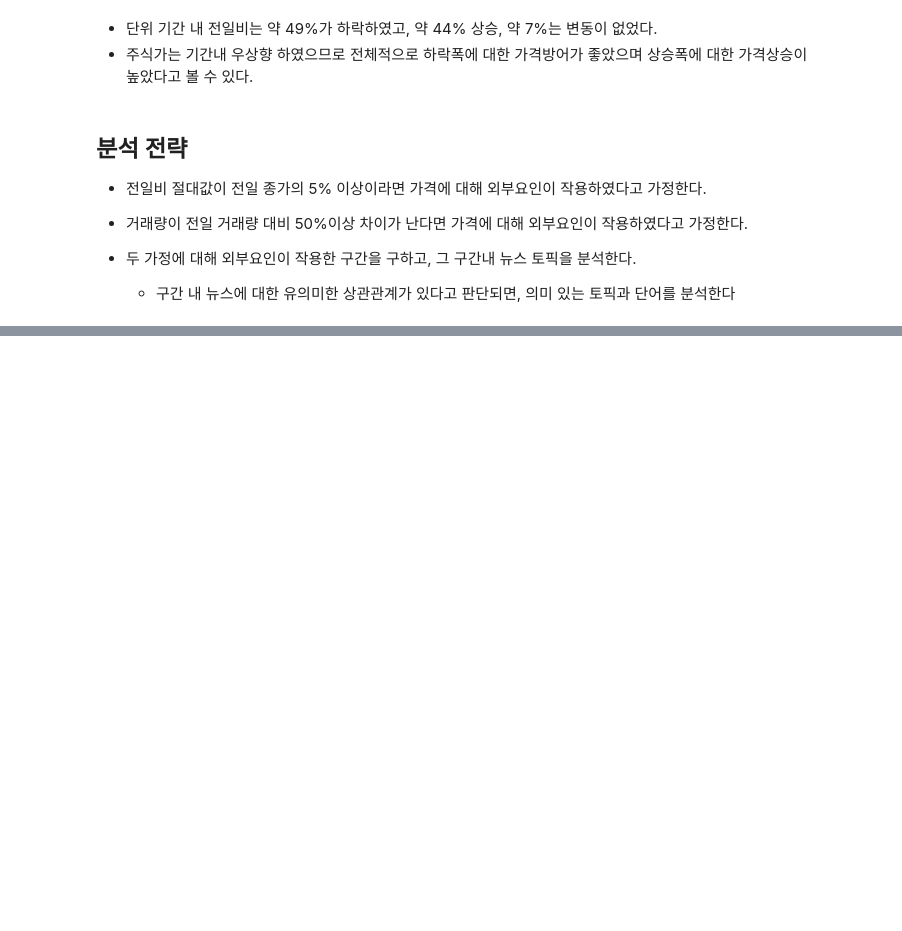
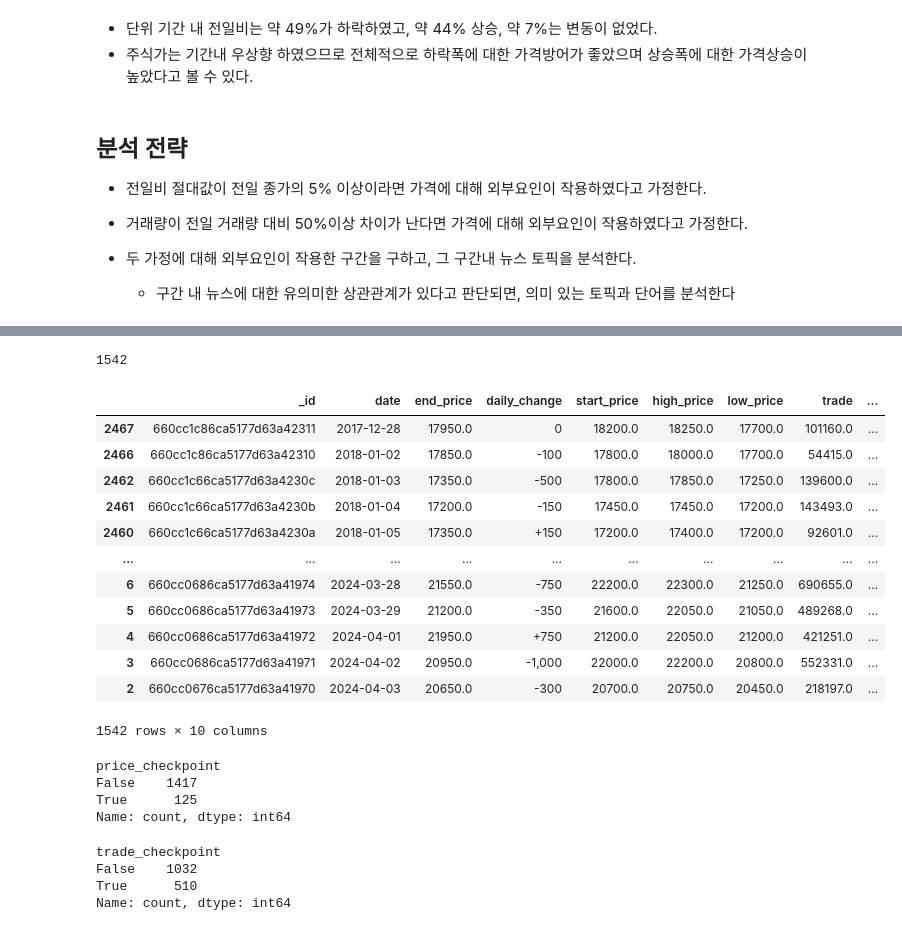
Before and after one commit to skymined/hancom_keyword, a Jupyter notebook: analysis/yohan/sotck_analysis.ipynb, the cells around one changed output, grey strips where cells are left out. Drawn from its saved outputs; the diff is of its cells as text; code cells hidden in the pictures; blank space fills up the shorter version.

```diff
--- a/analysis/yohan/sotck_analysis.ipynb
+++ b/analysis/yohan/sotck_analysis.ipynb
@@ -202,0 +257,6 @@ plt.show()
+# %%
+target = 'trade'
+get_list = check_point(setting_dict,target,stock_data['trade'])
+len(get_list)
+# %% [output]
+1542
@@ -202,0 +270,30 @@ plt.show()
+# %%
+stock_data
+# %% [output]
+|  | _id | date | end_price | daily_change | start_price | high_price | low_price | trade | ... |
+| 2467 | 660cc1c86ca5177d63a42311 | 2017-12-28 | 17950.0 | 0 | 18200.0 | 18250.0 | 17700.0 | 101160.0 | ... |
+| 2466 | 660cc1c86ca5177d63a42310 | 2018-01-02 | 17850.0 | -100 | 17800.0 | 18000.0 | 17700.0 | 54415.0 | ... |
+| 2462 | 660cc1c66ca5177d63a4230c | 2018-01-03 | 17350.0 | -500 | 17800.0 | 17850.0 | 17250.0 | 139600.0 | ... |
+| 2461 | 660cc1c66ca5177d63a4230b | 2018-01-04 | 17200.0 | -150 | 17450.0 | 17450.0 | 17200.0 | 143493.0 | ... |
+| 2460 | 660cc1c66ca5177d63a4230a | 2018-01-05 | 17350.0 | +150 | 17200.0 | 17400.0 | 17200.0 | 92601.0 | ... |
+| ... | ... | ... | ... | ... | ... | ... | ... | ... | ... |
+| 6 | 660cc0686ca5177d63a41974 | 2024-03-28 | 21550.0 | -750 | 22200.0 | 22300.0 | 21250.0 | 690655.0 | ... |
+| 5 | 660cc0686ca5177d63a41973 | 2024-03-29 | 21200.0 | -350 | 21600.0 | 22050.0 | 21050.0 | 489268.0 | ... |
+| 4 | 660cc0686ca5177d63a41972 | 2024-04-01 | 21950.0 | +750 | 21200.0 | 22050.0 | 21200.0 | 421251.0 | ... |
+| 3 | 660cc0686ca5177d63a41971 | 2024-04-02 | 20950.0 | -1,000 | 22000.0 | 22200.0 | 20800.0 | 552331.0 | ... |
+| 2 | 660cc0676ca5177d63a41970 | 2024-04-03 | 20650.0 | -300 | 20700.0 | 20750.0 | 20450.0 | 218197.0 | ... |
+1542 rows × 10 columns
+# %%
+stock_data['price_checkpoint'].value_counts()
+# %% [output]
+price_checkpoint
+False    1417
+True      125
+Name: count, dtype: int64
+# %%
+stock_data['trade_checkpoint'].value_counts()
+# %% [output]
+trade_checkpoint
+False    1032
+True      510
+Name: count, dtype: int64
```
Also changed, not shown: parts of 11 cells of this notebook.
